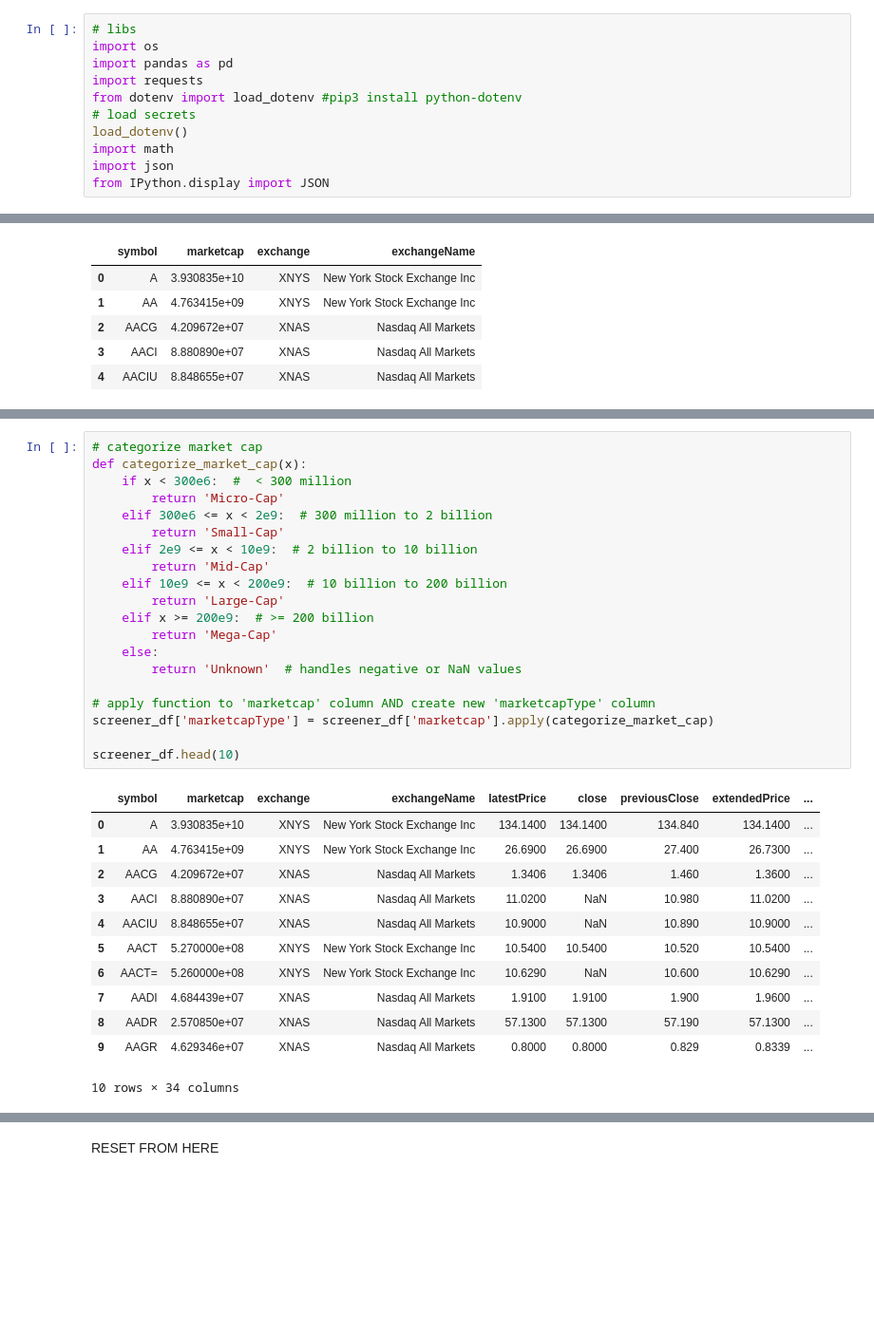
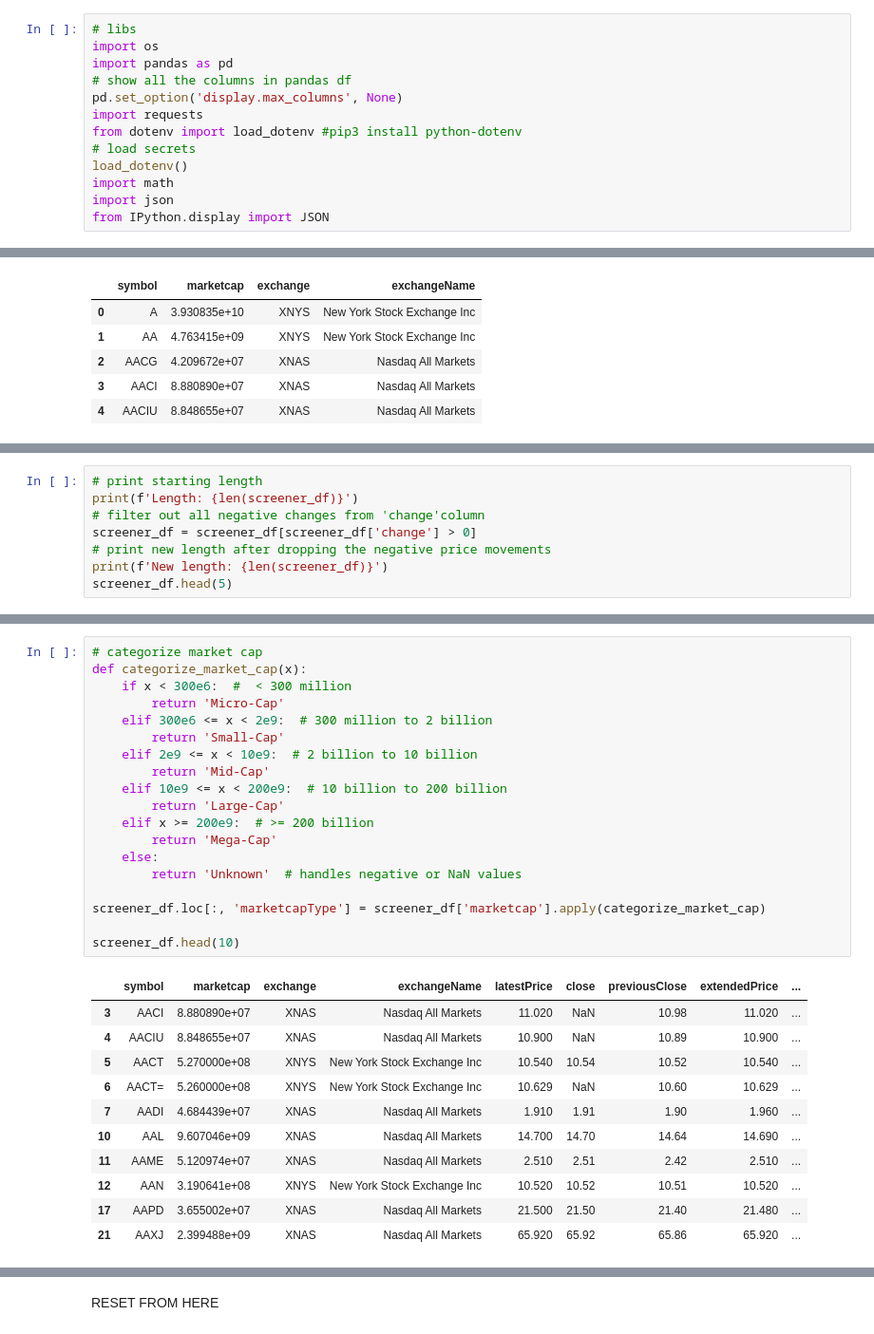
Before and after one commit to sudz4/dark-trader, a Jupyter notebook: stock_screener.ipynb, the cells around one changed output, grey strips where cells are left out. Shown: that part at 95% size. Cells and saved outputs as stored; diff of their text form; blank space fills up the shorter version.

```diff
--- a/stock_screener.ipynb
+++ b/stock_screener.ipynb
@@ -2,6 +2,8 @@
 # libs
 import os
 import pandas as pd
+# show all the columns in pandas df
+pd.set_option('display.max_columns', None)
 import requests
 from dotenv import load_dotenv #pip3 install python-dotenv
 # load secrets
@@ -296,0 +281,8 @@ Progress: |███████████████████████
+# %%
+# print starting length
+print(f'Length: {len(screener_df)}')
+# filter out all negative changes from 'change'column
+screener_df = screener_df[screener_df['change'] > 0]
+# print new length after dropping the negative price movements
+print(f'New length: {len(screener_df)}')
+screener_df.head(5)
@@ -297,34 +298,32 @@ Progress: |███████████████████████
 # %%
 # categorize market cap
 def categorize_market_cap(x):
     if x < 300e6:  #  < 300 million
         return 'Micro-Cap'
     elif 300e6 <= x < 2e9:  # 300 million to 2 billion
         return 'Small-Cap'
     elif 2e9 <= x < 10e9:  # 2 billion to 10 billion
         return 'Mid-Cap'
     elif 10e9 <= x < 200e9:  # 10 billion to 200 billion
         return 'Large-Cap'
     elif x >= 200e9:  # >= 200 billion
         return 'Mega-Cap'
     else:
         return 'Unknown'  # handles negative or NaN values
 
-# apply function to 'marketcap' column AND create new 'marketcapType' column
-screener_df['marketcapType'] = screener_df['marketcap'].apply(categorize_market_cap)
+screener_df.loc[:, 'marketcapType'] = screener_df['marketcap'].apply(categorize_market_cap)
 
 screener_df.head(10)
 # %% [output]
 |  | symbol | marketcap | exchange | exchangeName | latestPrice | close | previousClose | extendedPrice | ... |
-| 0 | A | 3.930835e+10 | XNYS | New York Stock Exchange Inc | 134.1400 | 134.1400 | 134.840 | 134.1400 | ... |
-| 1 | AA | 4.763415e+09 | XNYS | New York Stock Exchange Inc | 26.6900 | 26.6900 | 27.400 | 26.7300 | ... |
-| 2 | AACG | 4.209672e+07 | XNAS | Nasdaq All Markets | 1.3406 | 1.3406 | 1.460 | 1.3600 | ... |
-| 3 | AACI | 8.880890e+07 | XNAS | Nasdaq All Markets | 11.0200 | NaN | 10.980 | 11.0200 | ... |
-| 4 | AACIU | 8.848655e+07 | XNAS | Nasdaq All Markets | 10.9000 | NaN | 10.890 | 10.9000 | ... |
-| 5 | AACT | 5.270000e+08 | XNYS | New York Stock Exchange Inc | 10.5400 | 10.5400 | 10.520 | 10.5400 | ... |
-| 6 | AACT= | 5.260000e+08 | XNYS | New York Stock Exchange Inc | 10.6290 | NaN | 10.600 | 10.6290 | ... |
-| 7 | AADI | 4.684439e+07 | XNAS | Nasdaq All Markets | 1.9100 | 1.9100 | 1.900 | 1.9600 | ... |
-| 8 | AADR | 2.570850e+07 | XNAS | Nasdaq All Markets | 57.1300 | 57.1300 | 57.190 | 57.1300 | ... |
-| 9 | AAGR | 4.629346e+07 | XNAS | Nasdaq All Markets | 0.8000 | 0.8000 | 0.829 | 0.8339 | ... |
+| 3 | AACI | 8.880890e+07 | XNAS | Nasdaq All Markets | 11.020 | NaN | 10.98 | 11.020 | ... |
+| 4 | AACIU | 8.848655e+07 | XNAS | Nasdaq All Markets | 10.900 | NaN | 10.89 | 10.900 | ... |
+| 5 | AACT | 5.270000e+08 | XNYS | New York Stock Exchange Inc | 10.540 | 10.54 | 10.52 | 10.540 | ... |
+| 6 | AACT= | 5.260000e+08 | XNYS | New York Stock Exchange Inc | 10.629 | NaN | 10.60 | 10.629 | ... |
+| 7 | AADI | 4.684439e+07 | XNAS | Nasdaq All Markets | 1.910 | 1.91 | 1.90 | 1.960 | ... |
+| 10 | AAL | 9.607046e+09 | XNAS | Nasdaq All Markets | 14.700 | 14.70 | 14.64 | 14.690 | ... |
+| 11 | AAME | 5.120974e+07 | XNAS | Nasdaq All Markets | 2.510 | 2.51 | 2.42 | 2.510 | ... |
+| 12 | AAN | 3.190641e+08 | XNYS | New York Stock Exchange Inc | 10.520 | 10.52 | 10.51 | 10.520 | ... |
+| 17 | AAPD | 3.655002e+07 | XNAS | Nasdaq All Markets | 21.500 | 21.50 | 21.40 | 21.480 | ... |
+| 21 | AAXJ | 2.399488e+09 | XNAS | Nasdaq All Markets | 65.920 | 65.92 | 65.86 | 65.920 | ... |
-10 rows × 34 columns
 # %%
```
Also changed, not shown: parts of 14 cells of this notebook.
